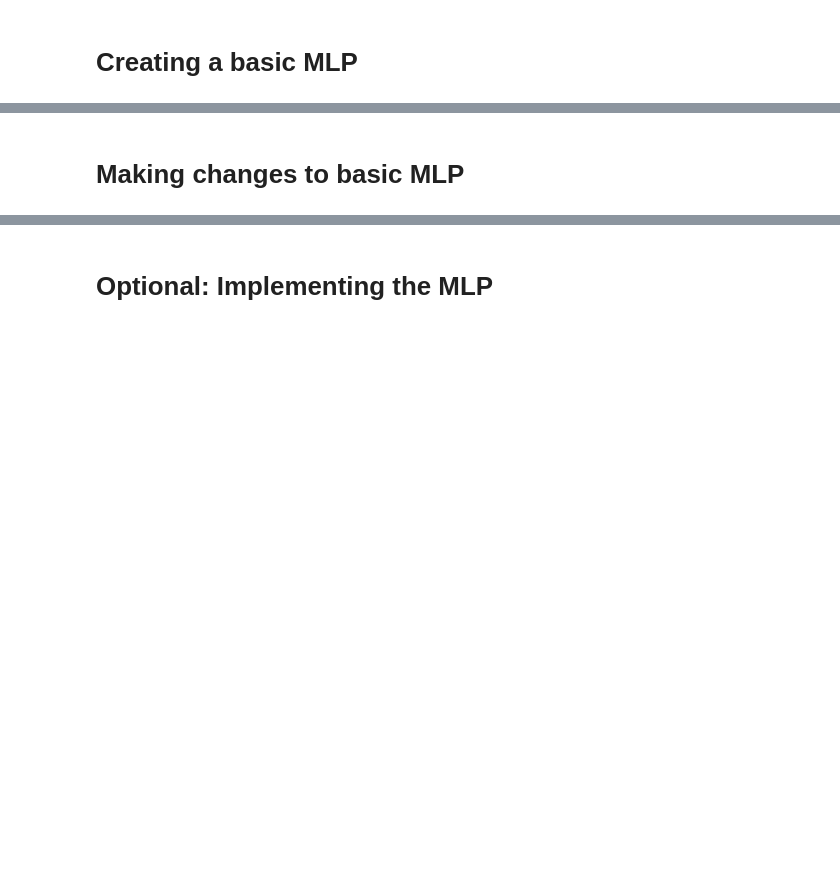
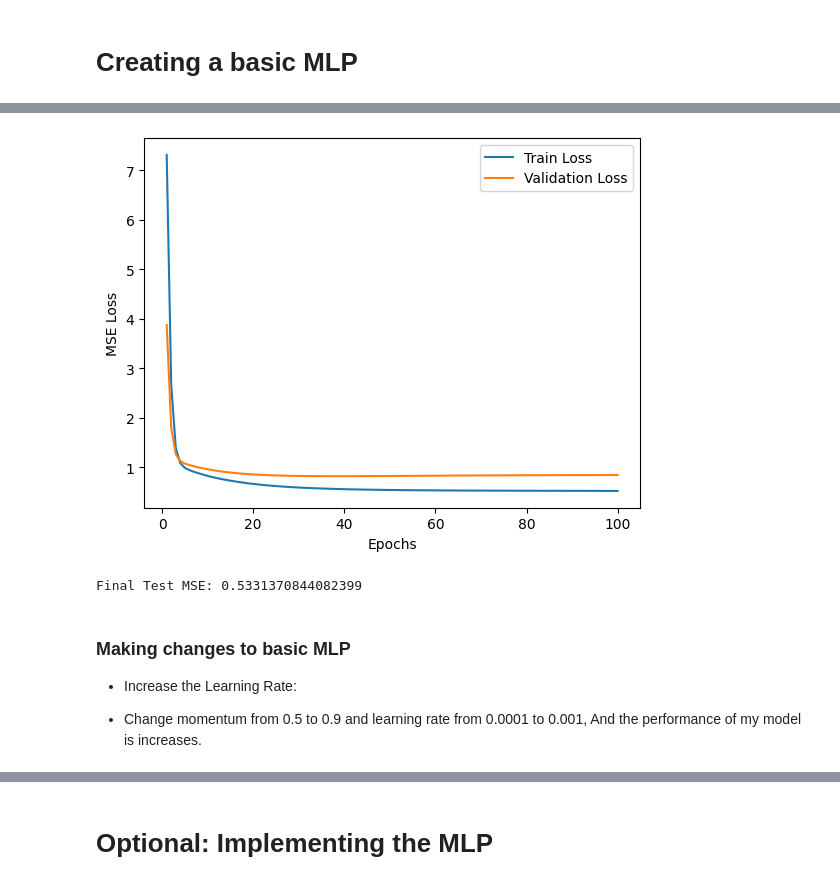
Before and after one commit to USFCA-CS663-Spring2024/mlp-multi-layer-perceptron-lemonshark05, a Jupyter notebook: Assignment 4 - MLP.ipynb, the cells around one changed output, grey strips where cells are left out. Saved outputs shown, nothing was run; the diff lists cells and outputs as text; code cells hidden in the pictures; blank space fills up the shorter version.

Commit message:
Add changes in basic MLP

```diff
--- a/Assignment 4 - MLP.ipynb
+++ b/Assignment 4 - MLP.ipynb
@@ -46,3 +108,2 @@ X
 # %%
-y = (y > 5).astype(int)
 y
@@ -138,33 +272,29 @@ optimizer = torch.optim.SGD(model.parameters(), lr=0.0001, momentum=0.5)
 # %%
 import numpy as np
-
 # Training loop
 
 epochs = 100
-
-loss_valid = []
-loss_train = []
+train_losses = []
+valid_losses = []
 
 for epoch in range(epochs):
     model.train()
-    # Batch the data
-    epoch_loss_train = []
+    batch_losses = []
     for features, targets in train_loader:
-        output = model.forward(features) # Get model hypotheses
-        # Calculate a loss
-        loss = criterion(output, targets)
-        epoch_loss_train.append(loss.item())
-        optimizer.zero_grad() # remove any previous losses
-        loss.backward() # Calculate the current losses backward through the MLP
-        optimizer.step() # Apply to the model itself
+        optimizer.zero_grad()
+        outputs = model(features)
+        loss = criterion(outputs, targets)
+        loss.backward()  # Calculate the current losses backward through the MLP
+        optimizer.step()  # Apply to the model itself
+        batch_losses.append(loss.item())
+
     # Calculate the training loss per epoch
-    loss_train.append(sum(epoch_loss_train) / len(epoch_loss_train))
+    train_loss = np.mean(batch_losses)
+    train_losses.append(train_loss)
 
-    # Per epoch, get validation performance
-    model.eval() # Puts the model in evaluation mode
-    valid_hyp = model.forward(valid_x)
-    loss_valid.append(criterion(valid_hyp, valid_y).item())
-    c = torch.argmax(valid_hyp.data, dim=1)
-    valid_accuracy = (c == valid_y).sum().item() / valid_x.shape[0]
-    print('Epoch', epoch, 'train_loss', loss_train[-1], 'valid_loss', loss_valid[-1],
-          'validation accuracy:', valid_accuracy)
+    model.eval()
+    valid_hyp = model(valid_x)
+    valid_loss = criterion(valid_hyp, valid_y)
+    valid_losses.append(valid_loss.item())
+
+    print(f'Epoch {epoch}: Train Loss = {train_loss}, Validation Loss = {valid_loss}')
@@ -171,20 +319,34 @@ for epoch in range(epochs):
 # %%
 import matplotlib.pyplot as plt
 import numpy as np
 
 def plot_loss_curves(epochs, loss_train, loss_valid):
     plt.plot(epochs, loss_train, label='Train Loss')
     plt.plot(epochs, loss_valid, label='Validation Loss')
     plt.xlabel('Epochs')
-    plt.ylabel('Cross Entropy Loss')
+    plt.ylabel('MSE Loss')
     plt.legend()
     plt.show()
 
-plot_loss_curves(np.linspace(1, epochs, epochs).astype(int), loss_train, loss_valid)
+plot_loss_curves(np.linspace(1, epochs, epochs).astype(int), train_losses, valid_losses)
+# %% [output]
+[figure, added]
 # %%
-c = torch.argmax(valid_hyp, dim=1)
-valid_acc = (c == valid_y).sum().item() / valid_y.shape[0]
-valid_acc
+test_data = BasicDataset(test_x, test_y)
+test_loader = DataLoader(test_data, batch_size=11, shuffle=False)
+
+model.eval()
+batch_test_losses = []
+for features, targets in test_loader:
+    test_hyp = model(features)
+    test_loss = criterion(test_hyp, targets)
+    batch_test_losses.append(test_loss.item())
+baseline_mse = np.mean(batch_test_losses)
+print(f'Final Test MSE: {baseline_mse}')
+# %% [output]
+Final Test MSE: 0.5331370844082399
 # %% [markdown]
-# Making changes to basic MLP
+### Making changes to basic MLP
+ - Increase the Learning Rate:
+ * Change momentum from 0.5 to 0.9 and learning rate from 0.0001 to 0.001, And the performance of my model is increases.
 # %%
```
Also changed, not shown: parts of 42 cells of this notebook, 2 other files.
